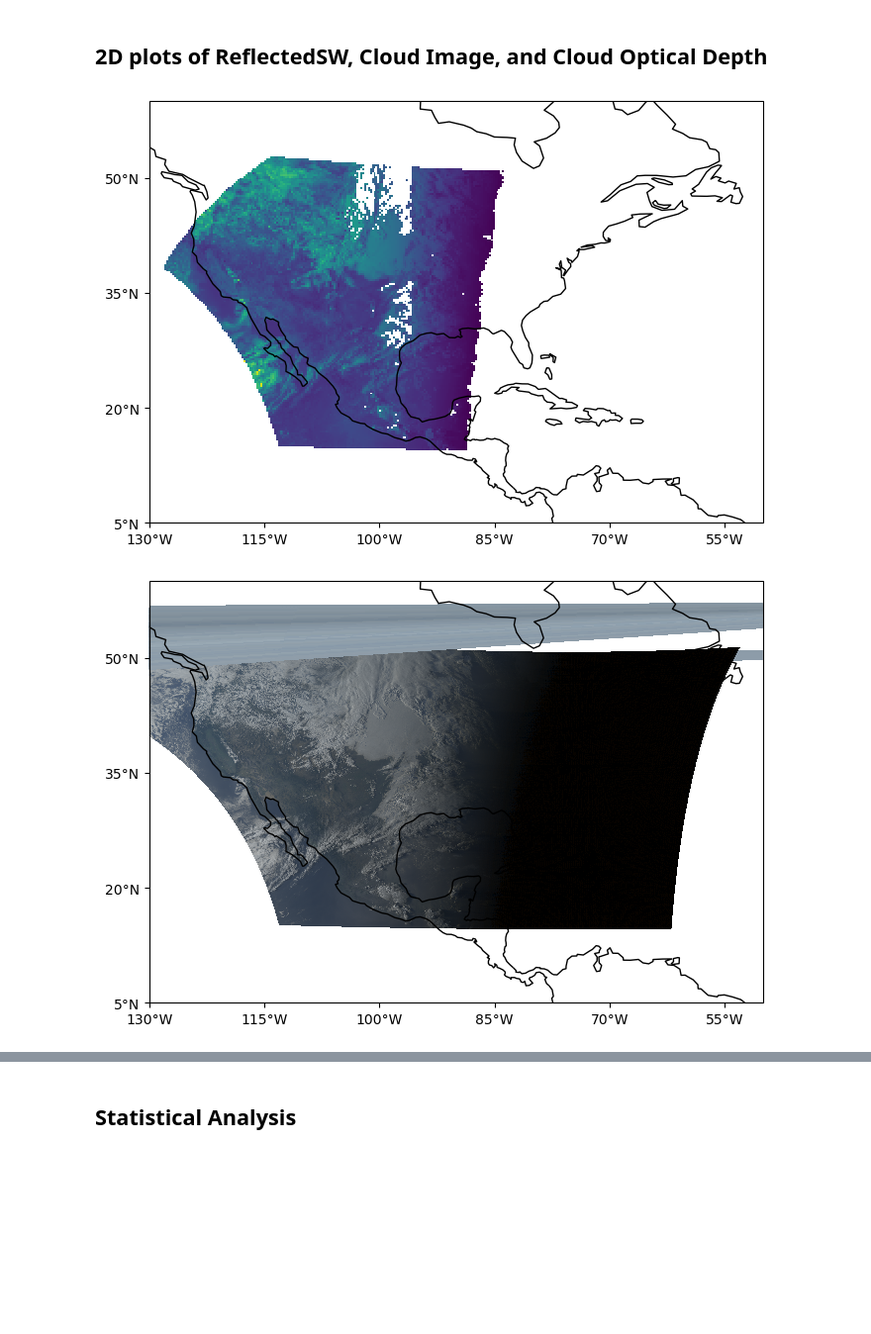
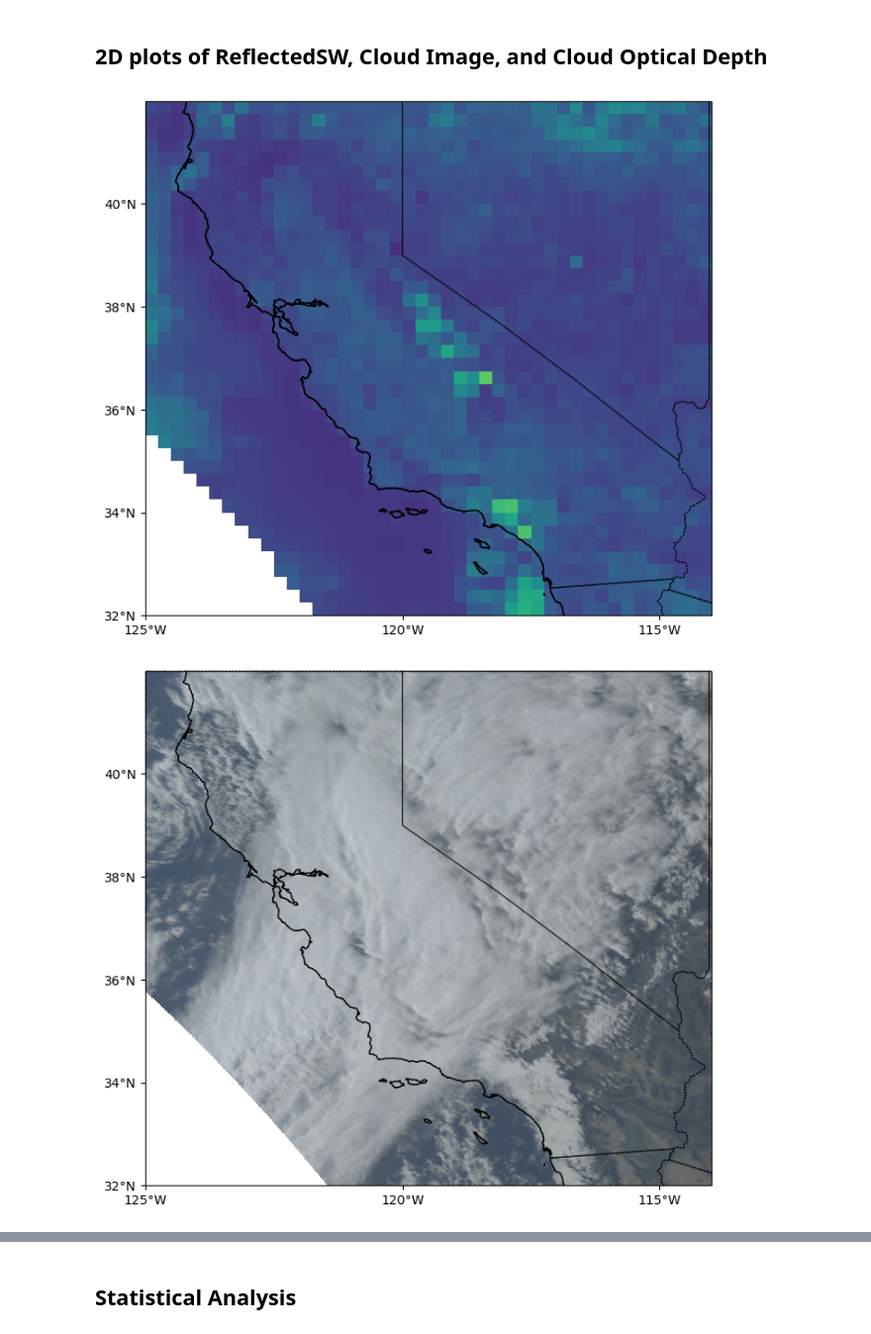
Before and after one commit to vmunte/Cloud_Fraction_Atlantic2024, a Jupyter notebook: notebooks/EDA.ipynb, the cells around one changed output, grey strips where cells are left out. Shown at 99% size. Drawn from its saved outputs; the diff is of its cells as text; code cells hidden in the pictures; blank space fills up the shorter version.

```diff
--- a/notebooks/EDA.ipynb
+++ b/notebooks/EDA.ipynb
@@ -33,42 +83,46 @@ grayscale_CID = rgb_to_grayscale(CID)
 # %%
 fig = plt.figure(figsize=(8, 10))
 axs = fig.add_subplot(1, 1, 1, projection=ccrs.PlateCarree())
 plt.pcolormesh(ds_sw.lon[0,...],ds_sw.lat[0,...], ds_sw['ReflectedSW'][2,...],transform=ccrs.PlateCarree())
-axs.coastlines()
-axs.set_extent([-130, -50, 5, 60], ccrs.PlateCarree())
+axs.set_extent([-125, -114, 32, 42], ccrs.PlateCarree())
 # Define the xticks for longitude
-axs.set_xticks(np.arange(-130,-50,15), crs=ccrs.PlateCarree())
+axs.set_xticks(np.arange(-125,-114,5), crs=ccrs.PlateCarree())
 lon_formatter = cticker.LongitudeFormatter()
 axs.xaxis.set_major_formatter(lon_formatter)
 
 # Define the yticks for latitude
-axs.set_yticks(np.arange(5,60,15), crs=ccrs.PlateCarree())
+axs.set_yticks(np.arange(32,42,2), crs=ccrs.PlateCarree())
 lat_formatter = cticker.LatitudeFormatter()
 axs.yaxis.set_major_formatter(lat_formatter)
+axs.coastlines(resolution='10m')
+axs.add_feature(cfeature.BORDERS, linestyle=':')
+axs.add_feature(cfeature.STATES, linestyle=':')
 
 plt.show()
 # %% [output]
-[figure, old version]
+[figure, new version]
 # %%
 fig = plt.figure(figsize=(8, 10))
 axs = fig.add_subplot(1, 1, 1, projection=ccrs.PlateCarree())
 # plt.pcolormesh(ds_sw.lon[0,...],ds_sw.lat[0,...], ds_sw['ReflectedSW'][0,...],transform=ccrs.PlateCarree())
-plt.pcolormesh(ds_ci.lon[0,...],ds_ci.lat[0,...], ds_ci['CloudImagery'][2,...],transform=ccrs.PlateCarree())
-axs.coastlines()
-axs.set_extent([-130, -50, 5, 60], ccrs.PlateCarree())
+plt.pcolormesh(ds_ci.lon[0,...],ds_ci.lat[0,...], ds_ci['CloudImagery'][-5,...],transform=ccrs.PlateCarree())
+axs.set_extent([-125, -114, 32, 42], ccrs.PlateCarree())
 # Define the xticks for longitude
-axs.set_xticks(np.arange(-130,-50,15), crs=ccrs.PlateCarree())
+axs.set_xticks(np.arange(-125,-114,5), crs=ccrs.PlateCarree())
 lon_formatter = cticker.LongitudeFormatter()
 axs.xaxis.set_major_formatter(lon_formatter)
 
 # Define the yticks for latitude
-axs.set_yticks(np.arange(5,60,15), crs=ccrs.PlateCarree())
+axs.set_yticks(np.arange(32,42,2), crs=ccrs.PlateCarree())
 lat_formatter = cticker.LatitudeFormatter()
 axs.yaxis.set_major_formatter(lat_formatter)
+axs.coastlines(resolution='10m')
+axs.add_feature(cfeature.BORDERS, linestyle=':')
+axs.add_feature(cfeature.STATES, linestyle=':')
 
 plt.show()
 # %% [output]
-[figure, old version]
+[figure, new version]
 # %%
 fig = plt.figure(figsize=(8, 10))
 axs = fig.add_subplot(1, 1, 1, projection=ccrs.PlateCarree())
```
Also changed, not shown: parts of 15 cells of this notebook, 1 other file.
